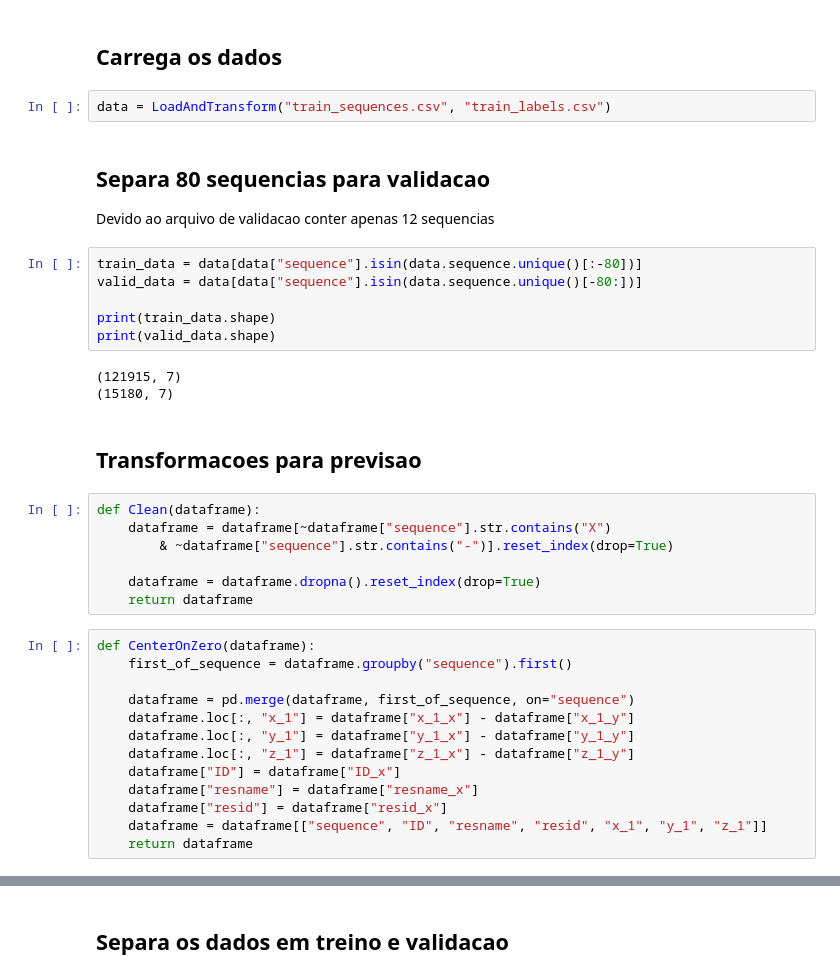
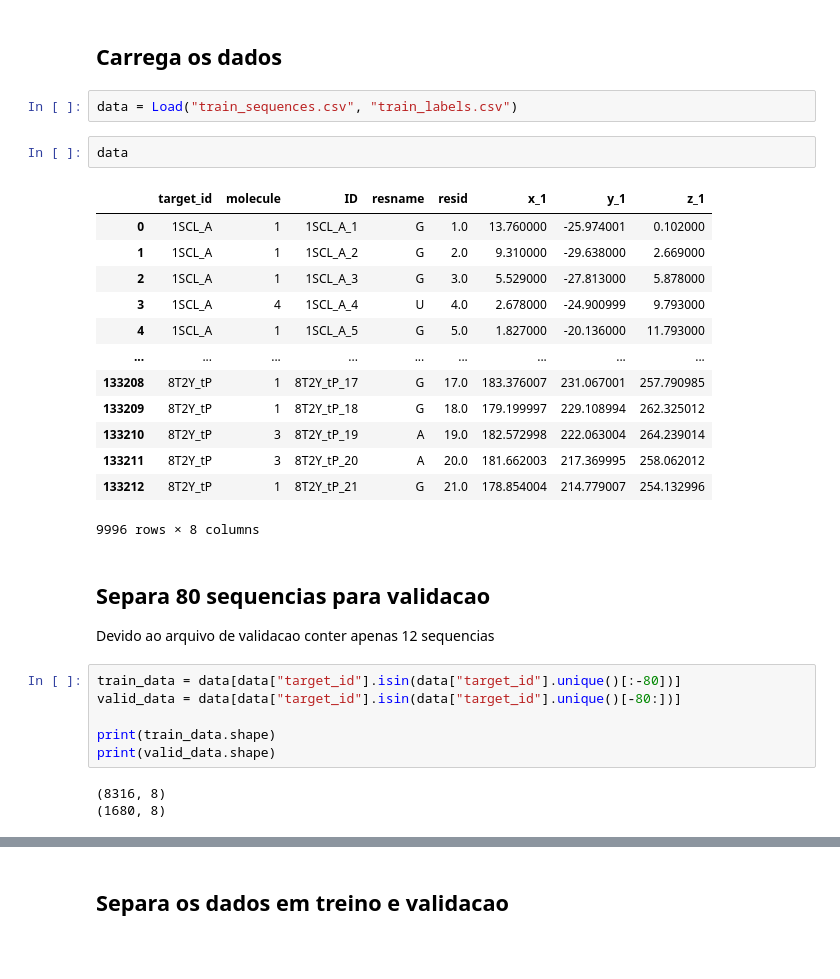
Before and after one commit to EduardoDuX/stanford-competition-rna, a Jupyter notebook: test_notebook_dudss.ipynb, the cells around one changed output, grey strips where cells are left out. Saved outputs shown, nothing was run; the diff lists cells and outputs as text; blank space fills up the shorter version.

```diff
--- a/test_notebook_dudss.ipynb
+++ b/test_notebook_dudss.ipynb
@@ -16,39 +5,33 @@ To enable the following instructions: AVX2 FMA, in other operations, rebuild Ten
 # %% [markdown]
 ## Carrega os dados
 # %%
-data = LoadAndTransform("train_sequences.csv", "train_labels.csv")
+data = Load("train_sequences.csv", "train_labels.csv")
+# %%
+data
+# %% [output]
+|  | target_id | molecule | ID | resname | resid | x_1 | y_1 | z_1 |
+| 0 | 1SCL_A | 1 | 1SCL_A_1 | G | 1.0 | 13.760000 | -25.974001 | 0.102000 |
+| 1 | 1SCL_A | 1 | 1SCL_A_2 | G | 2.0 | 9.310000 | -29.638000 | 2.669000 |
+| 2 | 1SCL_A | 1 | 1SCL_A_3 | G | 3.0 | 5.529000 | -27.813000 | 5.878000 |
+| 3 | 1SCL_A | 4 | 1SCL_A_4 | U | 4.0 | 2.678000 | -24.900999 | 9.793000 |
+| 4 | 1SCL_A | 1 | 1SCL_A_5 | G | 5.0 | 1.827000 | -20.136000 | 11.793000 |
+| ... | ... | ... | ... | ... | ... | ... | ... | ... |
+| 133208 | 8T2Y_tP | 1 | 8T2Y_tP_17 | G | 17.0 | 183.376007 | 231.067001 | 257.790985 |
+| 133209 | 8T2Y_tP | 1 | 8T2Y_tP_18 | G | 18.0 | 179.199997 | 229.108994 | 262.325012 |
+| 133210 | 8T2Y_tP | 3 | 8T2Y_tP_19 | A | 19.0 | 182.572998 | 222.063004 | 264.239014 |
+| 133211 | 8T2Y_tP | 3 | 8T2Y_tP_20 | A | 20.0 | 181.662003 | 217.369995 | 258.062012 |
+| 133212 | 8T2Y_tP | 1 | 8T2Y_tP_21 | G | 21.0 | 178.854004 | 214.779007 | 254.132996 |
+9996 rows × 8 columns
 # %% [markdown]
 ## Separa 80 sequencias para validacao
 
 Devido ao arquivo de validacao conter apenas 12 sequencias
 # %%
-train_data = data[data["sequence"].isin(data.sequence.unique()[:-80])]
-valid_data = data[data["sequence"].isin(data.sequence.unique()[-80:])]
+train_data = data[data["target_id"].isin(data["target_id"].unique()[:-80])]
+valid_data = data[data["target_id"].isin(data["target_id"].unique()[-80:])]
 
 print(train_data.shape)
 print(valid_data.shape)
 # %% [output]
-(121915, 7)
-(15180, 7)
+(8316, 8)
+(1680, 8)
-# %% [markdown]
-## Transformacoes para previsao
-# %%
-def Clean(dataframe):
-    dataframe = dataframe[~dataframe["sequence"].str.contains("X")
-        & ~dataframe["sequence"].str.contains("-")].reset_index(drop=True)
-
-    dataframe = dataframe.dropna().reset_index(drop=True)
-    return dataframe
-# %%
-def CenterOnZero(dataframe):
-    first_of_sequence = dataframe.groupby("sequence").first()
-
-    dataframe = pd.merge(dataframe, first_of_sequence, on="sequence")
-    dataframe.loc[:, "x_1"] = dataframe["x_1_x"] - dataframe["x_1_y"]
-    dataframe.loc[:, "y_1"] = dataframe["y_1_x"] - dataframe["y_1_y"]
-    dataframe.loc[:, "z_1"] = dataframe["z_1_x"] - dataframe["z_1_y"]
-    dataframe["ID"] = dataframe["ID_x"]
-    dataframe["resname"] = dataframe["resname_x"]
-    dataframe["resid"] = dataframe["resid_x"]
-    dataframe = dataframe[["sequence", "ID", "resname", "resid", "x_1", "y_1", "z_1"]]
-    return dataframe
```
Also changed, not shown: parts of 16 cells of this notebook, 2 other files.
